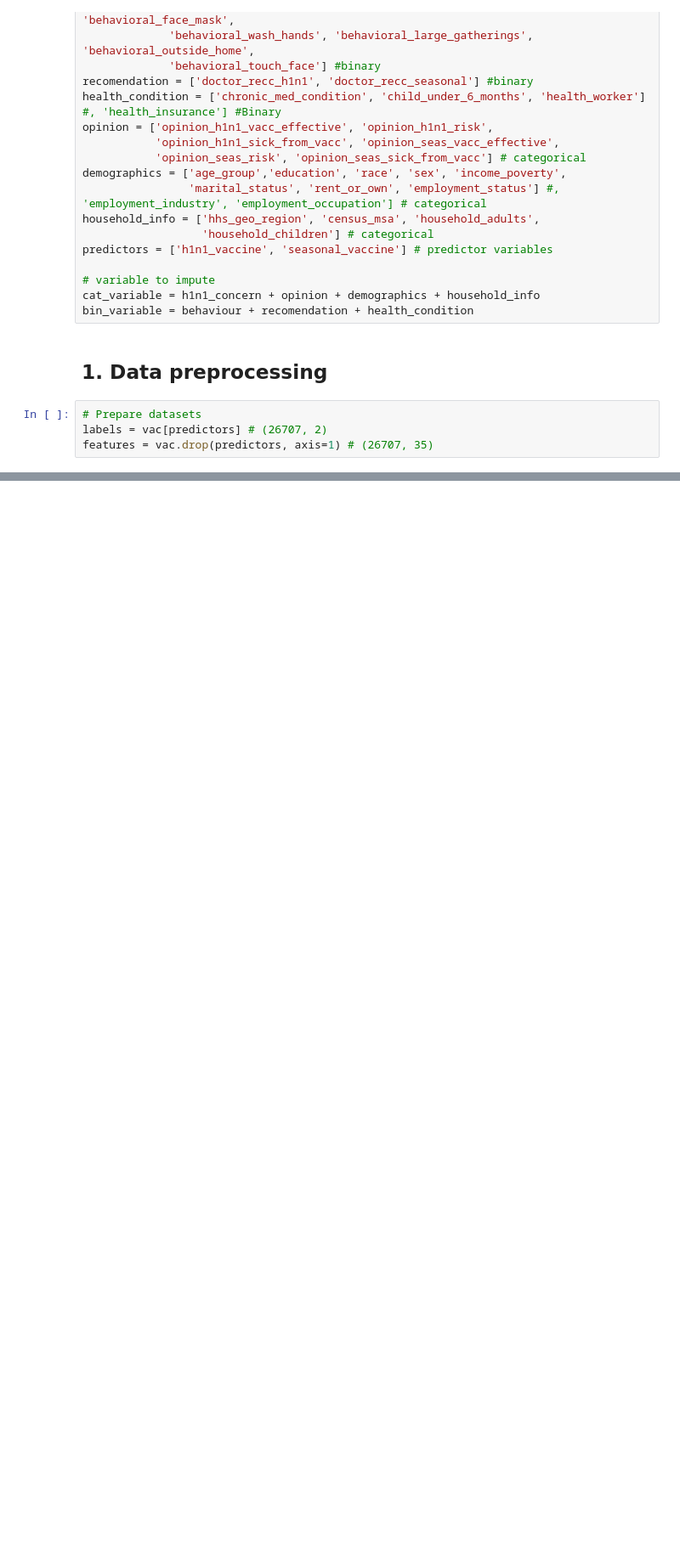
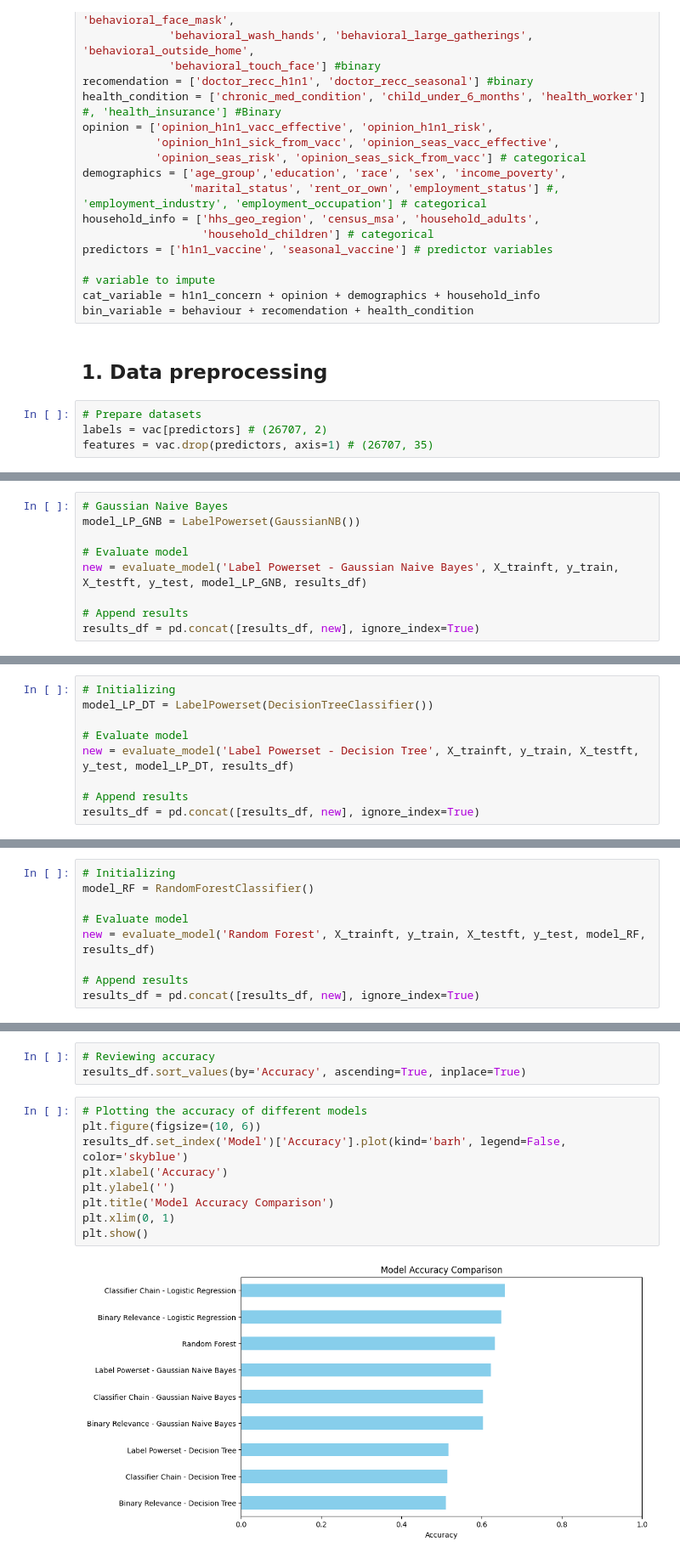
Before and after one commit to dguevaraapaza/H1N1-Seasonal-Flu-Vaccine, a Jupyter notebook: 2-Modeling.ipynb, the cells around one changed output, grey strips where cells are left out. Shown at 85% size. Drawn from its saved outputs; the diff is of its cells as text; blank space fills up the shorter version.

```diff
--- a/2-Modeling.ipynb
+++ b/2-Modeling.ipynb
@@ -381,0 +331,9 @@ plt.show()
+# %%
+# Gaussian Naive Bayes
+model_LP_GNB = LabelPowerset(GaussianNB())
+
+# Evaluate model
+new = evaluate_model('Label Powerset - Gaussian Naive Bayes', X_trainft, y_train, X_testft, y_test, model_LP_GNB, results_df)
+
+# Append results
+results_df = pd.concat([results_df, new], ignore_index=True)
@@ -381,0 +356,9 @@ plt.show()
+# %%
+# Initializing
+model_LP_DT = LabelPowerset(DecisionTreeClassifier())
+
+# Evaluate model
+new = evaluate_model('Label Powerset - Decision Tree', X_trainft, y_train, X_testft, y_test, model_LP_DT, results_df)
+
+# Append results
+results_df = pd.concat([results_df, new], ignore_index=True)
@@ -381,0 +381,9 @@ plt.show()
+# %%
+# Initializing
+model_RF = RandomForestClassifier()
+
+# Evaluate model
+new = evaluate_model('Random Forest', X_trainft, y_train, X_testft, y_test, model_RF, results_df)
+
+# Append results
+results_df = pd.concat([results_df, new], ignore_index=True)
@@ -381,0 +406,14 @@ plt.show()
+# %%
+# Reviewing accuracy
+results_df.sort_values(by='Accuracy', ascending=True, inplace=True)
+# %%
+# Plotting the accuracy of different models
+plt.figure(figsize=(10, 6))
+results_df.set_index('Model')['Accuracy'].plot(kind='barh', legend=False, color='skyblue')
+plt.xlabel('Accuracy')
+plt.ylabel('')
+plt.title('Model Accuracy Comparison')
+plt.xlim(0, 1)
+plt.show()
+# %% [output]
+[figure, added]
```
Also changed, not shown: parts of 81 cells of this notebook.
